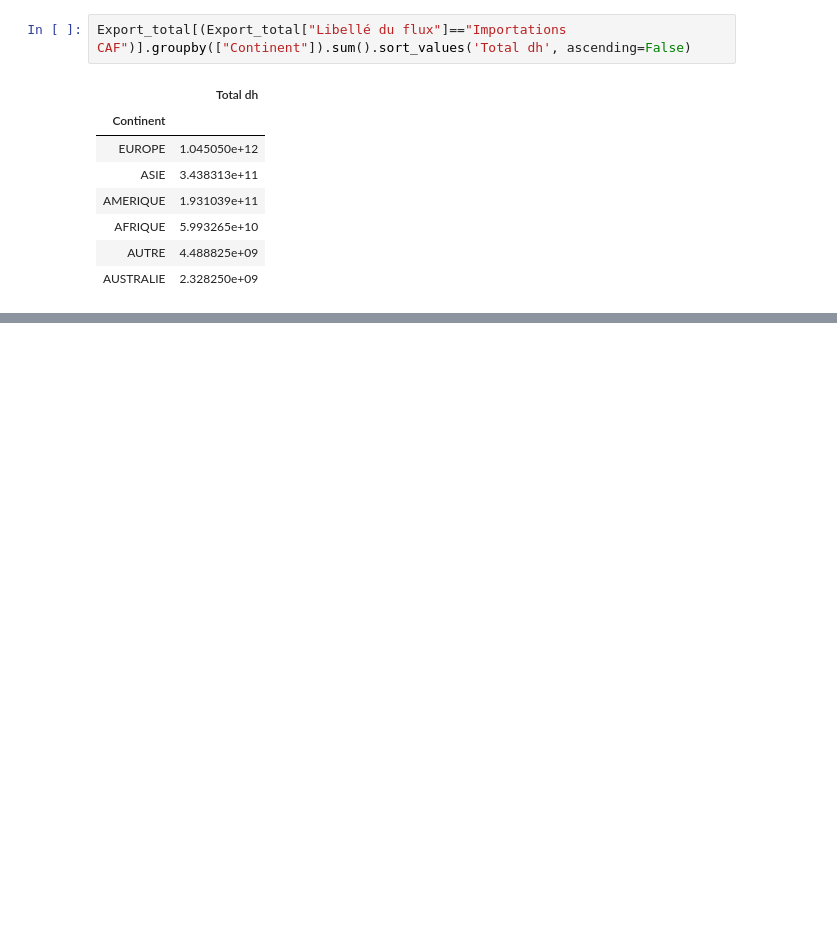
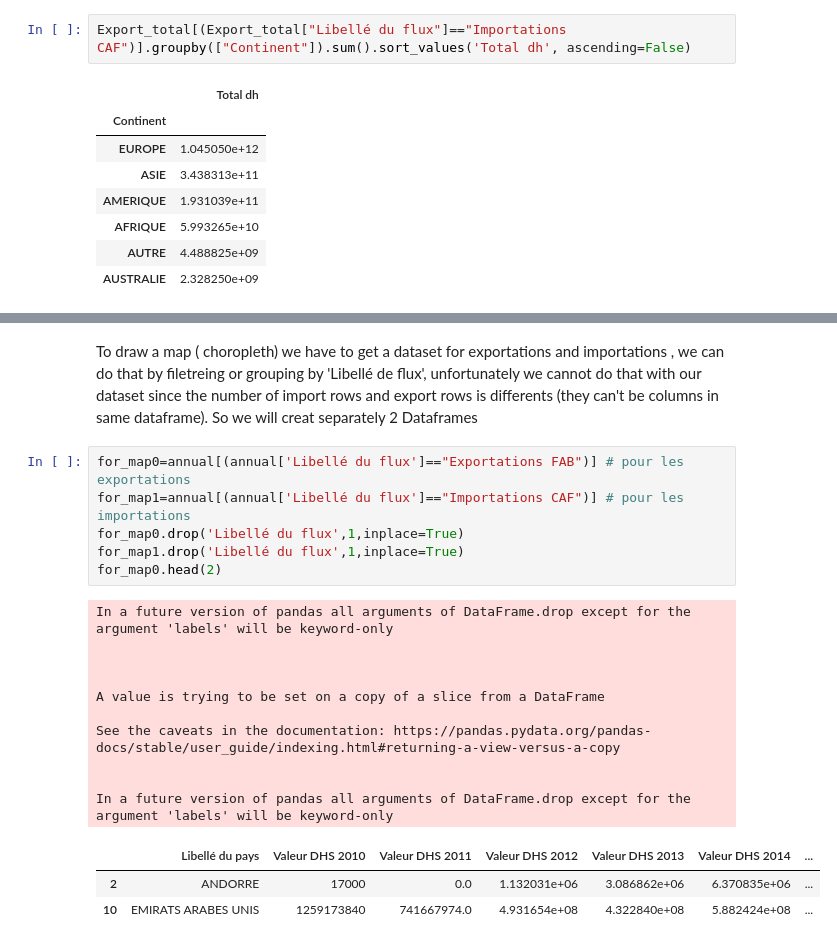
Before and after one commit to Hamid-abdellaoui/Morocco_Exchange_VIZ, a Jupyter notebook: Data/Data_prep.ipynb, the cells around one changed output, grey strips where cells are left out. Drawn from its saved outputs; the diff is of its cells as text; blank space fills up the shorter version.

```diff
--- a/Data/Data_prep.ipynb
+++ b/Data/Data_prep.ipynb
@@ -413,0 +488,23 @@ Export_total[(Export_total["Libellé du flux"]=="Importations CAF")].groupby(["C
+# %% [markdown]
+To draw a map ( choropleth) we have to get a dataset for exportations and importations , we can do that by filetreing or grouping by 'Libellé de flux', unfortunately we cannot do that with our dataset since the number of import rows and export rows is differents (they can't be columns in same dataframe).
+So we will creat separately 2 Dataframes
+# %%
+for_map0=annual[(annual['Libellé du flux']=="Exportations FAB")] # pour les exportations
+for_map1=annual[(annual['Libellé du flux']=="Importations CAF")] # pour les importations
+for_map0.drop('Libellé du flux',1,inplace=True)
+for_map1.drop('Libellé du flux',1,inplace=True)
+for_map0.head(2)
+# %% [output]
+In a future version of pandas all arguments of DataFrame.drop except for the argument 'labels' will be keyword-only
+
+
+
+A value is trying to be set on a copy of a slice from a DataFrame
+
+See the caveats in the documentation: https://pandas.pydata.org/pandas-docs/stable/user_guide/indexing.html#returning-a-view-versus-a-copy
+
+
+In a future version of pandas all arguments of DataFrame.drop except for the argument 'labels' will be keyword-only
+|  | Libellé du pays | Valeur DHS 2010 | Valeur DHS 2011 | Valeur DHS 2012 | Valeur DHS 2013 | Valeur DHS 2014 | ... |
+| 2 | ANDORRE | 17000 | 0.0 | 1.132031e+06 | 3.086862e+06 | 6.370835e+06 | ... |
+| 10 | EMIRATS ARABES UNIS | 1259173840 | 741667974.0 | 4.931654e+08 | 4.322840e+08 | 5.882424e+08 | ... |
```
Also changed, not shown: parts of 65 cells of this notebook, 6 other files.
